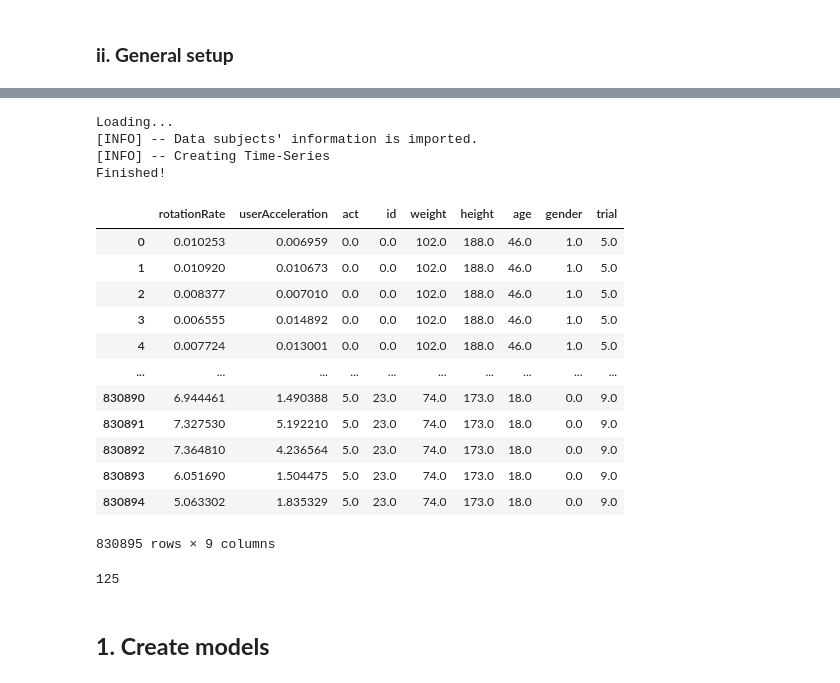
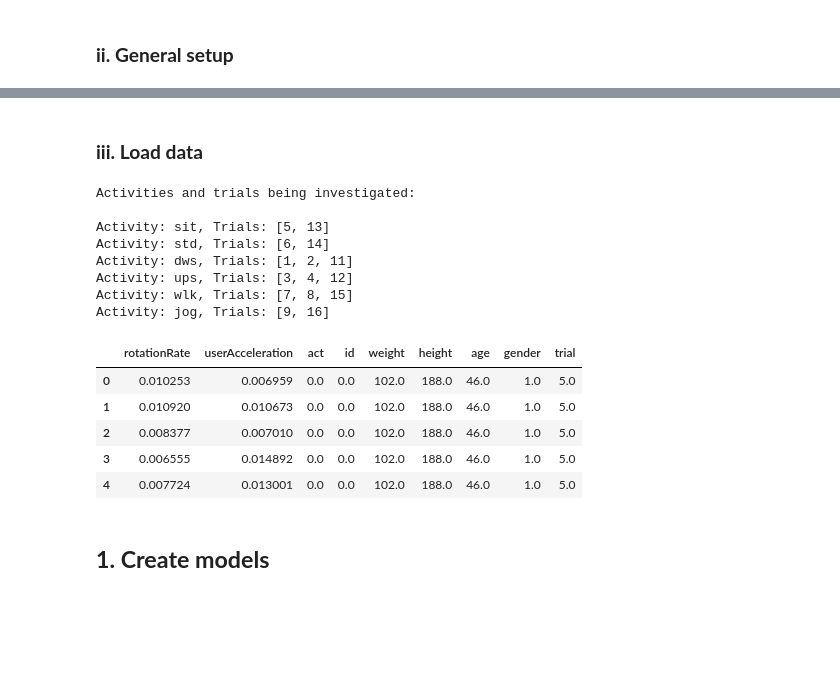
Before and after one commit to hugo-dugdale/federated_VAE_MNIST, a Jupyter notebook: VAE.ipynb, the cells around one changed output, grey strips where cells are left out. Cells and saved outputs as stored; diff of their text form; code cells hidden in the pictures; blank space fills up the shorter version.

```diff
--- a/VAE.ipynb
+++ b/VAE.ipynb
@@ -295,30 +130,0 @@ print("[INFO] -- Selected trials: " + str(trial_codes))
-# %%
-print("Loading...")
-dataset = creat_time_series("./data/A_DeviceMotion_data", dt_list, act_labels, trial_codes, mode="mag", labeled=True)
-print("Finished!")
-dataset
-# %% [output]
-Loading...
-[INFO] -- Data subjects' information is imported.
-[INFO] -- Creating Time-Series
-Finished!
-|  | rotationRate | userAcceleration | act | id | weight | height | age | gender | trial |
-| 0 | 0.010253 | 0.006959 | 0.0 | 0.0 | 102.0 | 188.0 | 46.0 | 1.0 | 5.0 |
-| 1 | 0.010920 | 0.010673 | 0.0 | 0.0 | 102.0 | 188.0 | 46.0 | 1.0 | 5.0 |
-| 2 | 0.008377 | 0.007010 | 0.0 | 0.0 | 102.0 | 188.0 | 46.0 | 1.0 | 5.0 |
-| 3 | 0.006555 | 0.014892 | 0.0 | 0.0 | 102.0 | 188.0 | 46.0 | 1.0 | 5.0 |
-| 4 | 0.007724 | 0.013001 | 0.0 | 0.0 | 102.0 | 188.0 | 46.0 | 1.0 | 5.0 |
-| ... | ... | ... | ... | ... | ... | ... | ... | ... | ... |
-| 830890 | 6.944461 | 1.490388 | 5.0 | 23.0 | 74.0 | 173.0 | 18.0 | 0.0 | 9.0 |
-| 830891 | 7.327530 | 5.192210 | 5.0 | 23.0 | 74.0 | 173.0 | 18.0 | 0.0 | 9.0 |
-| 830892 | 7.364810 | 4.236564 | 5.0 | 23.0 | 74.0 | 173.0 | 18.0 | 0.0 | 9.0 |
-| 830893 | 6.051690 | 1.504475 | 5.0 | 23.0 | 74.0 | 173.0 | 18.0 | 0.0 | 9.0 |
-| 830894 | 5.063302 | 1.835329 | 5.0 | 23.0 | 74.0 | 173.0 | 18.0 | 0.0 | 9.0 |
-830895 rows × 9 columns
-# %%
-period = 2.5 # Seconds
-sample_rate = 50 # Hz
-points = int(period*sample_rate)
-points
-# %% [output]
-125
@@ -325 +157,48 @@ points
+# %% [markdown]
+### **iii. Load data**
+# %%
+# Load data
+subject_info = pd.read_csv(os.path.join(datadir, 'data_subjects_info.csv'))
+
+# Define sensor data we want to load
+sensor_data = ["rotationRate", "userAcceleration"]
+sensor_data_columns = set_data_types(sensor_data)
+
+# Define activities we are interested in
+ACTIVITY_LABELS = ["sit", "std", "dws", "ups", "wlk", "jog"]
+chosen_activities = ACTIVITY_LABELS[0:6]
+
+# Choose trials to look at
+TRIAL_CODES = {
+    ACTIVITY_LABELS[0]:[5,13],
+    ACTIVITY_LABELS[1]:[6,14],
+    ACTIVITY_LABELS[2]:[1,2,11],
+    ACTIVITY_LABELS[3]:[3,4,12],
+    ACTIVITY_LABELS[4]:[7,8,15],
+    ACTIVITY_LABELS[5]:[9,16],
+}
+print('Activities and trials being investigated:\n')
+for key in chosen_activities:
+    print(f'Activity: {key}, Trials: {TRIAL_CODES[key]}')
+
+# Load time series
+dataset = create_time_series(sensor_data_columns, chosen_activities,
+                             TRIAL_CODES, subject_info,
+                             mode="mag", labeled=True)
+display(dataset.head())
+# %% [output]
+Activities and trials being investigated:
+
+Activity: sit, Trials: [5, 13]
+Activity: std, Trials: [6, 14]
+Activity: dws, Trials: [1, 2, 11]
+Activity: ups, Trials: [3, 4, 12]
+Activity: wlk, Trials: [7, 8, 15]
+Activity: jog, Trials: [9, 16]
+|  | rotationRate | userAcceleration | act | id | weight | height | age | gender | trial |
+| 0 | 0.010253 | 0.006959 | 0.0 | 0.0 | 102.0 | 188.0 | 46.0 | 1.0 | 5.0 |
+| 1 | 0.010920 | 0.010673 | 0.0 | 0.0 | 102.0 | 188.0 | 46.0 | 1.0 | 5.0 |
+| 2 | 0.008377 | 0.007010 | 0.0 | 0.0 | 102.0 | 188.0 | 46.0 | 1.0 | 5.0 |
+| 3 | 0.006555 | 0.014892 | 0.0 | 0.0 | 102.0 | 188.0 | 46.0 | 1.0 | 5.0 |
+| 4 | 0.007724 | 0.013001 | 0.0 | 0.0 | 102.0 | 188.0 | 46.0 | 1.0 | 5.0 |
 # %%
```
Also changed, not shown: parts of 21 cells of this notebook.
